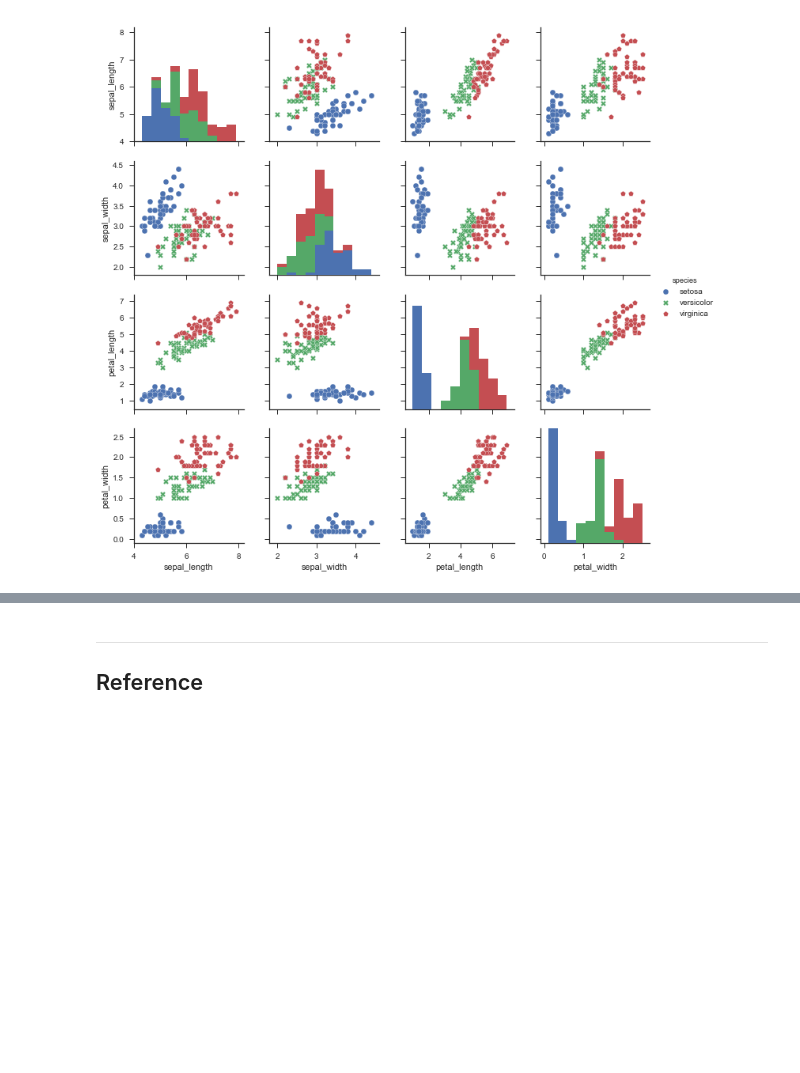
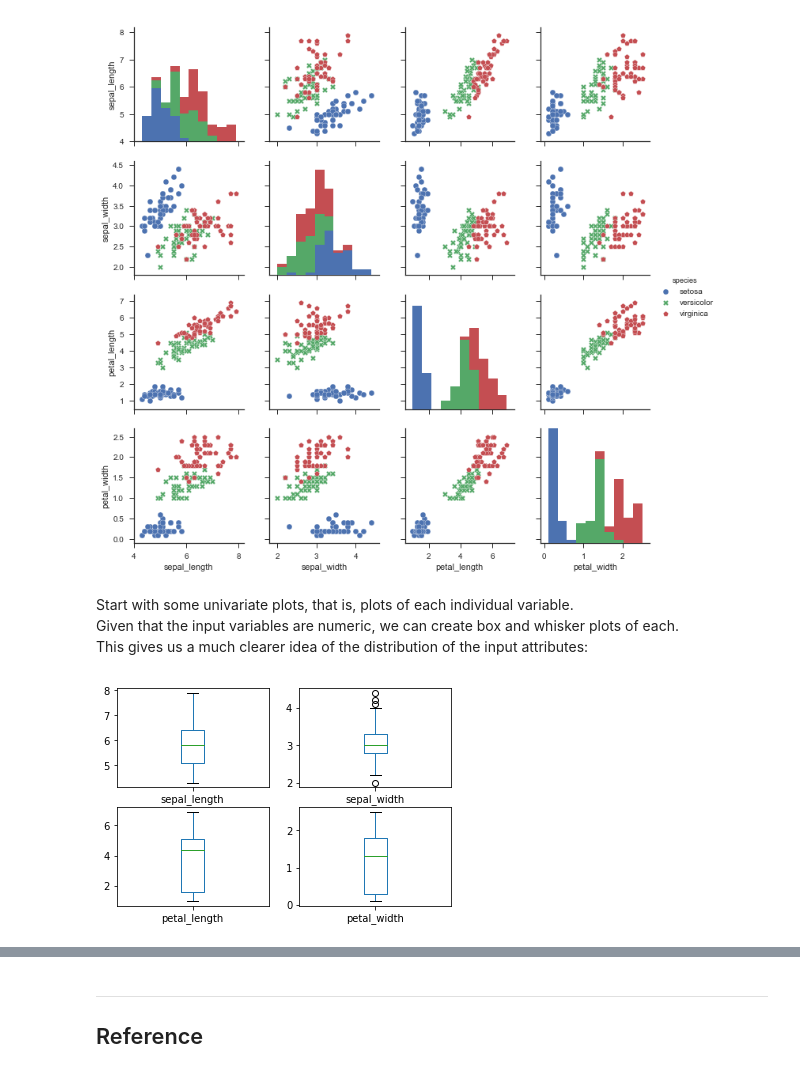
Before and after one commit to Tianle97/-Emerging-Thecnology-Project, a Jupyter notebook: iris-dataset.ipynb, the cells around one changed output, grey strips where cells are left out. Saved outputs shown, nothing was run; the diff lists cells and outputs as text; code cells hidden in the pictures; blank space fills up the shorter version.

```diff
--- a/iris-dataset.ipynb
+++ b/iris-dataset.ipynb
@@ -198,3 +209,13 @@ sns.pairplot(df, hue='species',markers=["o", "X", "p"])
 # %% [output]
 <seaborn.axisgrid.PairGrid at 0x...>
 [figure]
+# %% [markdown]
+Start with some univariate plots, that is, plots of each individual variable.
+Given that the input variables are numeric, we can create box and whisker plots of each.
+This gives us a much clearer idea of the distribution of the input attributes:
+# %%
+# box and whisker plots
+df.plot(kind='box', subplots=True, layout=(2,2), sharex=False, sharey=False)
+plt.show()
+# %% [output]
+[figure, added]
```
Also changed, not shown: parts of 6 cells of this notebook.
